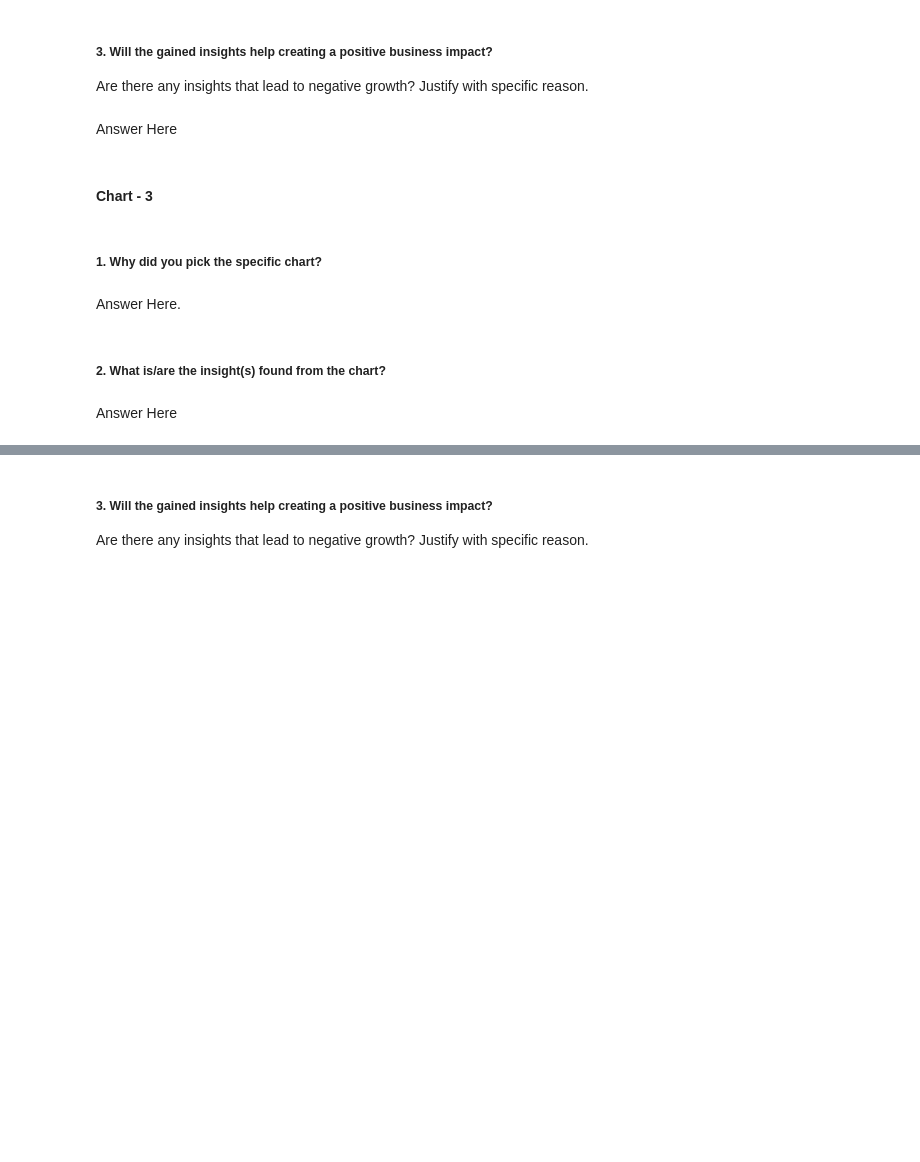
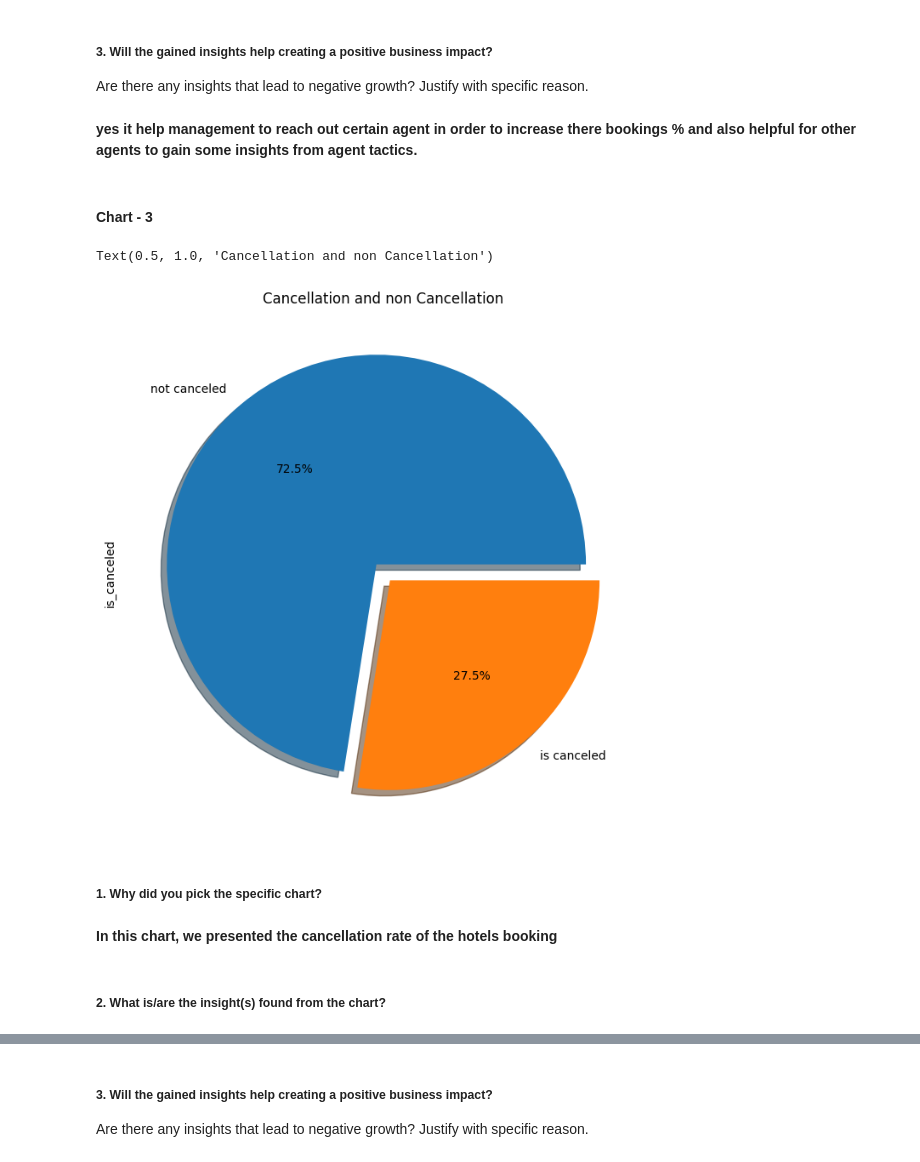
Before and after one commit to shubham19nijwala/EDA-Hotel_Booking, a Jupyter notebook: EDA_on_Hotel_Booking.ipynb, the cells around one changed output, grey strips where cells are left out. Cells and saved outputs as stored; diff of their text form; code cells hidden in the pictures; blank space fills up the shorter version.

```diff
--- a/EDA_on_Hotel_Booking.ipynb
+++ b/EDA_on_Hotel_Booking.ipynb
@@ -330,7 +522,7 @@ Answer Here
 # %% [markdown]
 ##### 3. Will the gained insights help creating a positive business impact?
 Are there any insights that lead to negative growth? Justify with specific reason.
-# %% [markdown]
-Answer Here
+# %% [markdown]
+**yes it help management to reach out certain agent in order to increase there bookings % and also helpful for other agents to gain some insights from agent tactics.**
 # %% [markdown]
 #### Chart - 3
@@ -339,8 +529,13 @@ Answer Here
+# %%
+# Chart - 3 visualization code
+hotel_df['is_canceled'].value_counts().plot.pie(explode=[0.05, 0.05], autopct='%1.1f%%', shadow=True, figsize=(10,8),fontsize=10)
+plt.title("Cancellation and non Cancellation")
+# %% [output]
+Text(0.5, 1.0, 'Cancellation and non Cancellation')
+[figure, added]
 # %% [markdown]
 ##### 1. Why did you pick the specific chart?
-# %% [markdown]
-Answer Here.
+# %% [markdown]
+**In this chart, we presented the cancellation rate of the hotels booking**
 # %% [markdown]
 ##### 2. What is/are the insight(s) found from the chart?
-# %% [markdown]
-Answer Here
```
Also changed, not shown: parts of 39 cells of this notebook.
